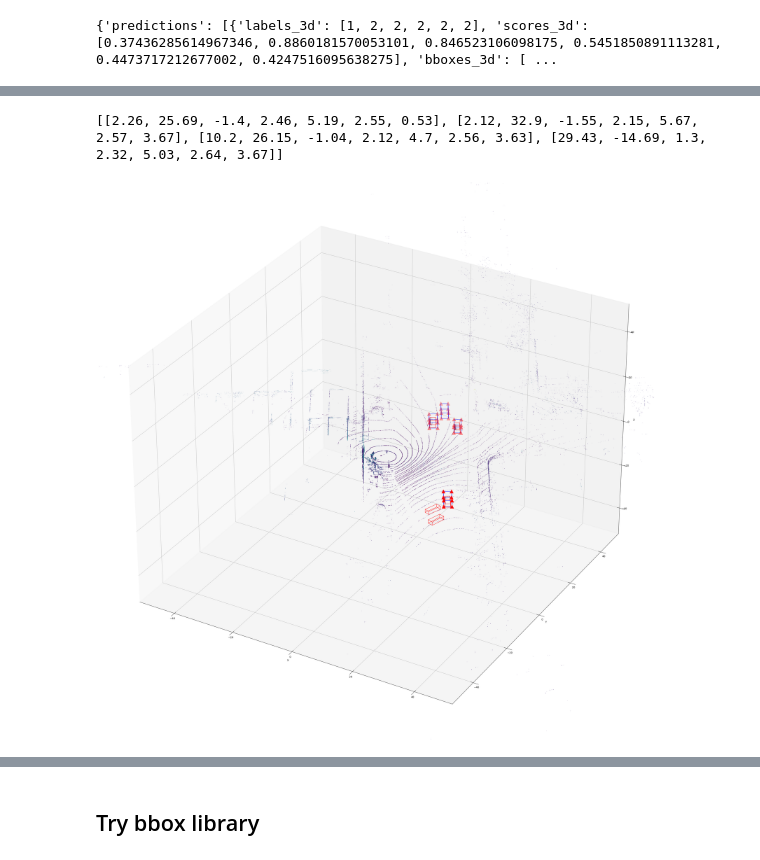
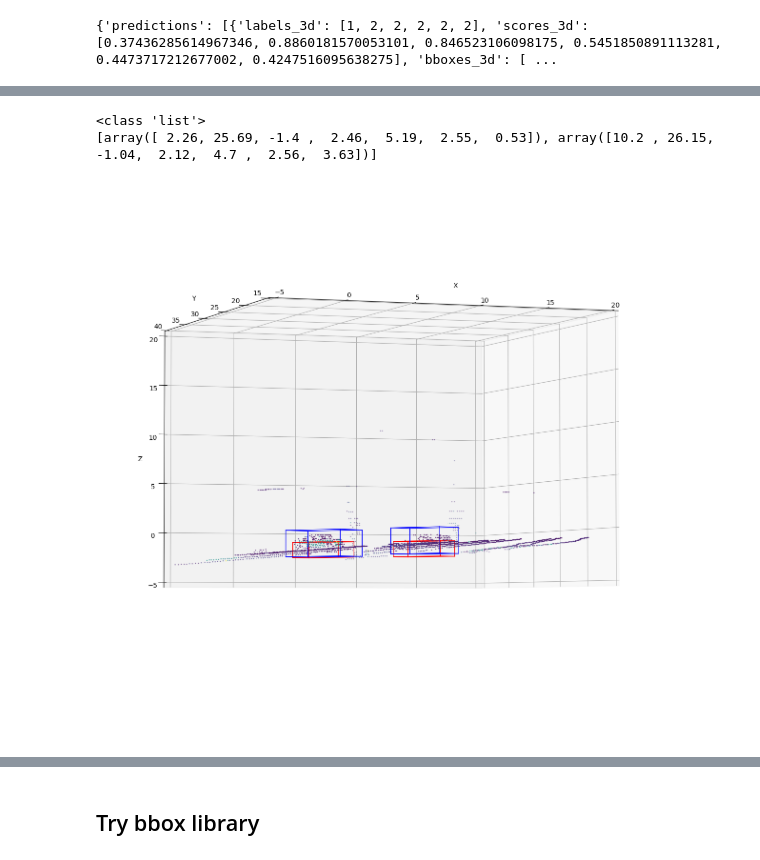
Before and after one commit to CalTransProject/3D-Vehicle-Detection-PointPillars, a Jupyter notebook: server_scripts/arcs_inference_evaluation_test.ipynb, the cells around one changed output, grey strips where cells are left out. Cells and saved outputs as stored; diff of their text form; code cells hidden in the pictures.

```diff
--- a/server_scripts/arcs_inference_evaluation_test.ipynb
+++ b/server_scripts/arcs_inference_evaluation_test.ipynb
@@ -36,7 +36,7 @@ print(inputs)
 # %%
 def convert_to_dataframe(bin_path):
     pre_filtered_data = np.fromfile(bin_path, dtype=np.float32).reshape(-1, 4)
-    columns = ['azimuth', 'height', 'distance', 'intensity']
+    columns = ['x', 'y', 'z', 'intensity']
     df = pd.DataFrame(pre_filtered_data, columns=columns)
     return df
 # %%
@@ -84,6 +84,12 @@ def set_axes_limited(ax, limit=50):
     ax.set_xlim3d([-limit, limit])
     ax.set_ylim3d([-limit, limit])
     ax.set_zlim3d([-limit, limit])
+# %%
+def set_axes_limited(ax, limit=50):
+    # Set axes to a fixed range around the origin to limit view to +/- 'limit' meters.
+    ax.set_xlim3d([-5, 20])
+    ax.set_ylim3d([15, 40])
+    ax.set_zlim3d([-5, 20])
 # %%
 def set_axes_equal(ax):
     """Make axes of 3D plot have equal scale so that spheres appear as spheres, cubes as cubes, etc."""
@@ -180,9 +203,26 @@ def get_box_corners(x, y, z, length, width, height, yaw):
 # %%
 # Set up the plot
-fig = plt.figure(figsize=(40, 40))
+# fig = plt.figure(figsize=(40, 40))
+fig = plt.figure(figsize=(15, 15))
+
 ax = fig.add_subplot(111, projection='3d')
 
-ax.scatter(points[:, 0], points[:, 1], points[:, 2], s=0.1, c=points[:, 3], cmap='viridis', marker=',')
+# Define your limits
+x_limits = [-5, 20]
+y_limits = [15, 40]
+z_limits = [-5, 20]
+
+# Filter points within these limits
+filtered_points = points[
+    (points['x'] >= x_limits[0]) & (points['x'] <= x_limits[1]) &
+    (points['y'] >= y_limits[0]) & (points['y'] <= y_limits[1]) &
+    (points['z'] >= z_limits[0]) & (points['z'] <= z_limits[1])
+]
+
+# Now scatter these filtered points
+ax.scatter(filtered_points['x'], filtered_points['y'], filtered_points['z'], s=0.5, c=filtered_points['intensity'], cmap='viridis', marker=',')
+
+# ax.scatter(points['x'], points['y'], points['z'], s=0.1, c=points['intensity'], cmap='viridis', marker=',')
 
 score_threshold = 0.23
 
@@ -190,36 +230,45 @@ score_threshold = 0.23
 for pred in predictions['predictions']:
     for label, score, bbox in zip(pred['labels_3d'], pred['scores_3d'], pred['bboxes_3d']):
         if score > score_threshold and label == 2:
             plot_bbox(ax, bbox, 'r')
 
 corner_points = []
 # Plot ground truth
-for bbox in read_kitti_labels(label_path):
+boxes_to_plot = list(read_kitti_labels(label_path))[:1] + list(read_kitti_labels(label_path))[2:3]
+print(type(boxes_to_plot))
+print(boxes_to_plot)
+
+# for bbox in read_kitti_labels(label_path):
+for bbox in boxes_to_plot:
     # And corners points to list(to check that that function is working)
     corners = get_box_corners(bbox[0], bbox[1], bbox[2], bbox[3], bbox[4], bbox[5], bbox[6])
     for corner in corners:
         corner_points.extend(corner)
     plot_bbox(ax, bbox, 'b')
 
 # Plot corners
 # print(corner_points)
-corner_points_np = np.array(corner_points).reshape(-1, 3)
-ax.scatter(corner_points_np[:, 0], corner_points_np[:, 1], corner_points_np[:, 2], s=200, c='r', marker='^')
+# corner_points_np = np.array(corner_points).reshape(-1, 3)
+# ax.scatter(corner_points_np[:, 0], corner_points_np[:, 1], corner_points_np[:, 2], s=200, c='r', marker='^')
 
 # Setting axes properties
 ax.set_xlabel('X')
 ax.set_ylabel('Y')
 ax.set_zlabel('Z')
 set_axes_equal(ax)
 
 # Setting axes properties with a limited range
 set_axes_limited(ax)
 
+# Adjust the view angle if needed
+ax.view_init(elev=-3, azim=250)
+
 # Show the plot
 plt.show()
 
 # Save the figure
-fig.savefig('3d_scatter_with_bboxes.png', dpi=300)
+# fig.savefig('3d_scatter_with_bboxes.png', dpi=300)
 # %% [output]
-[[2.26, 25.69, -1.4, 2.46, 5.19, 2.55, 0.53], [2.12, 32.9, -1.55, 2.15, 5.67, 2.57, 3.67], [10.2, 26.15, -1.04, 2.12, 4.7, 2.56, 3.63], [29.43, -14.69, 1.3, 2.32, 5.03, 2.64, 3.67]]
+<class 'list'>
+[array([ 2.26, 25.69, -1.4 ,  2.46,  5.19,  2.55,  0.53]), array([10.2 , 26.15, -1.04,  2.12,  4.7 ,  2.56,  3.63])]
-[figure, old version]
+[figure, new version]
```
Also changed, not shown: parts of 18 cells of this notebook, 2 other files.
